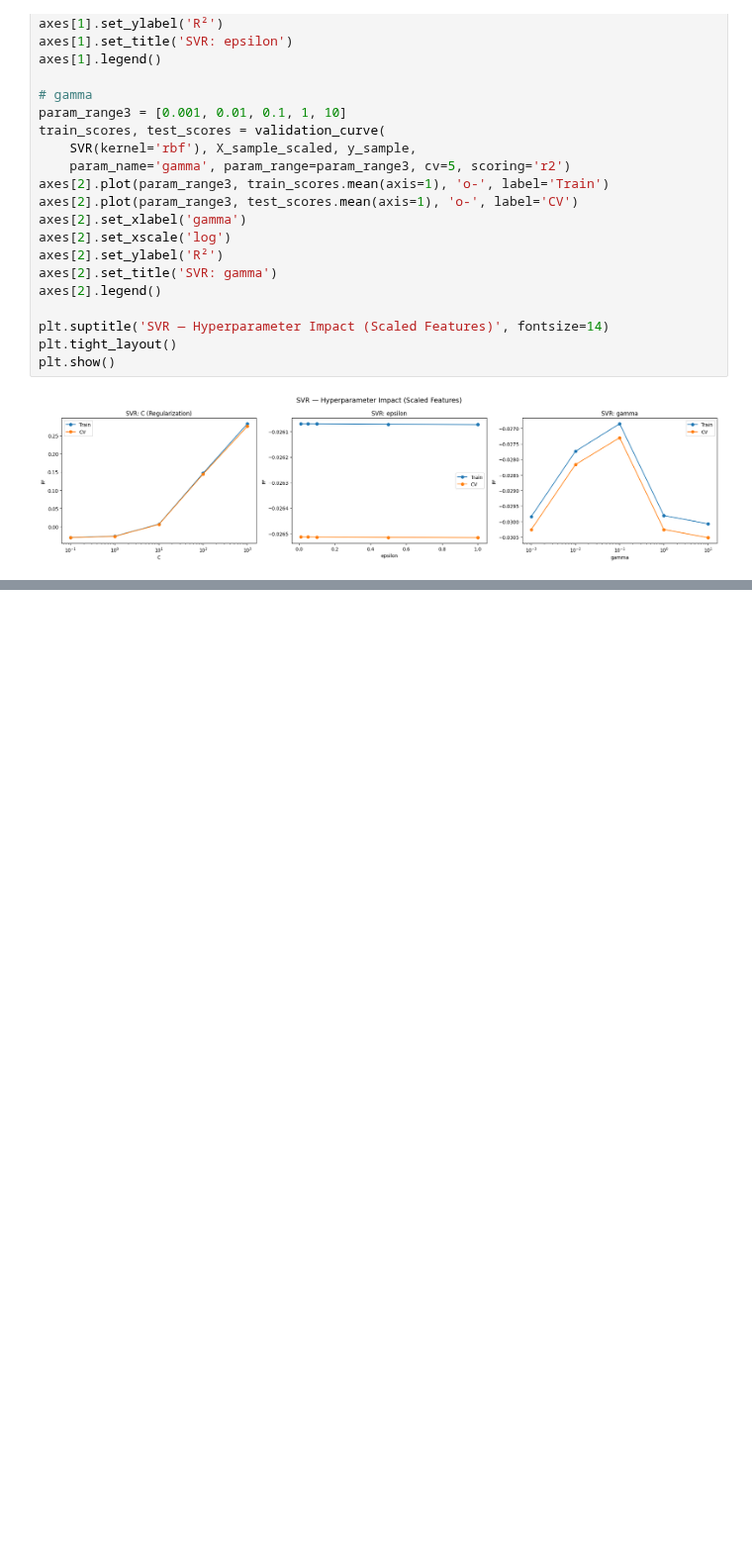
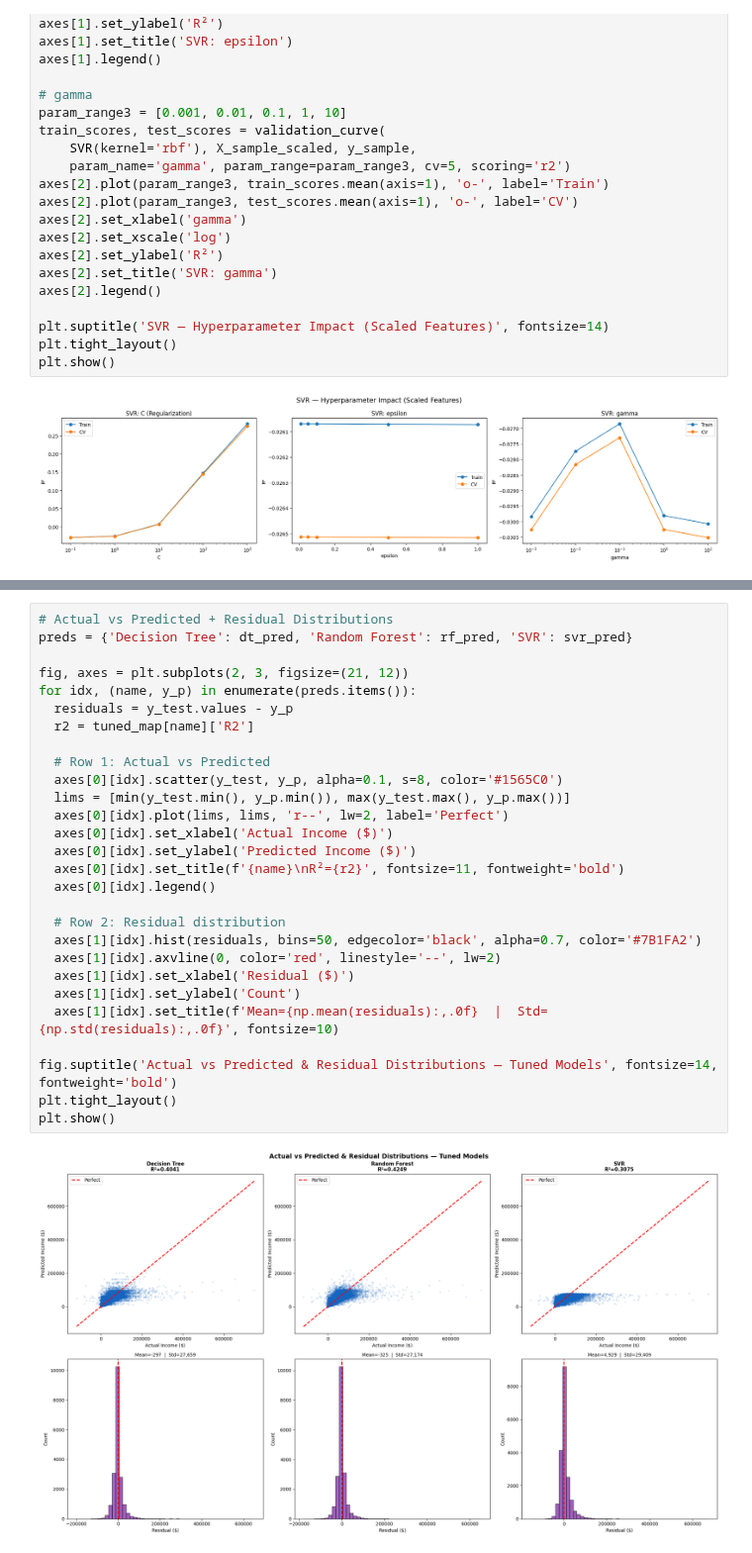
Before and after one commit to GetMeoutt/P2-Deliverable-2, a Jupyter notebook: Deliverable2.ipynb, the cells around one changed output, grey strips where cells are left out. Shown at 99% size. Saved outputs shown, nothing was run; the diff lists cells and outputs as text; blank space fills up the shorter version.

```diff
--- a/Deliverable2.ipynb
+++ b/Deliverable2.ipynb
@@ -552,0 +837,30 @@ gc.collect()
+# %%
+# Actual vs Predicted + Residual Distributions
+preds = {'Decision Tree': dt_pred, 'Random Forest': rf_pred, 'SVR': svr_pred}
+
+fig, axes = plt.subplots(2, 3, figsize=(21, 12))
+for idx, (name, y_p) in enumerate(preds.items()):
+  residuals = y_test.values - y_p
+  r2 = tuned_map[name]['R2']
+
+  # Row 1: Actual vs Predicted
+  axes[0][idx].scatter(y_test, y_p, alpha=0.1, s=8, color='#1565C0')
+  lims = [min(y_test.min(), y_p.min()), max(y_test.max(), y_p.max())]
+  axes[0][idx].plot(lims, lims, 'r--', lw=2, label='Perfect')
+  axes[0][idx].set_xlabel('Actual Income ($)')
+  axes[0][idx].set_ylabel('Predicted Income ($)')
+  axes[0][idx].set_title(f'{name}\nR²={r2}', fontsize=11, fontweight='bold')
+  axes[0][idx].legend()
+
+  # Row 2: Residual distribution
+  axes[1][idx].hist(residuals, bins=50, edgecolor='black', alpha=0.7, color='#7B1FA2')
+  axes[1][idx].axvline(0, color='red', linestyle='--', lw=2)
+  axes[1][idx].set_xlabel('Residual ($)')
+  axes[1][idx].set_ylabel('Count')
+  axes[1][idx].set_title(f'Mean={np.mean(residuals):,.0f}  |  Std={np.std(residuals):,.0f}', fontsize=10)
+
+fig.suptitle('Actual vs Predicted & Residual Distributions — Tuned Models', fontsize=14, fontweight='bold')
+plt.tight_layout()
+plt.show()
+# %% [output]
+[figure, added]
```
Also changed, not shown: parts of 14 cells of this notebook, 2 other files.
